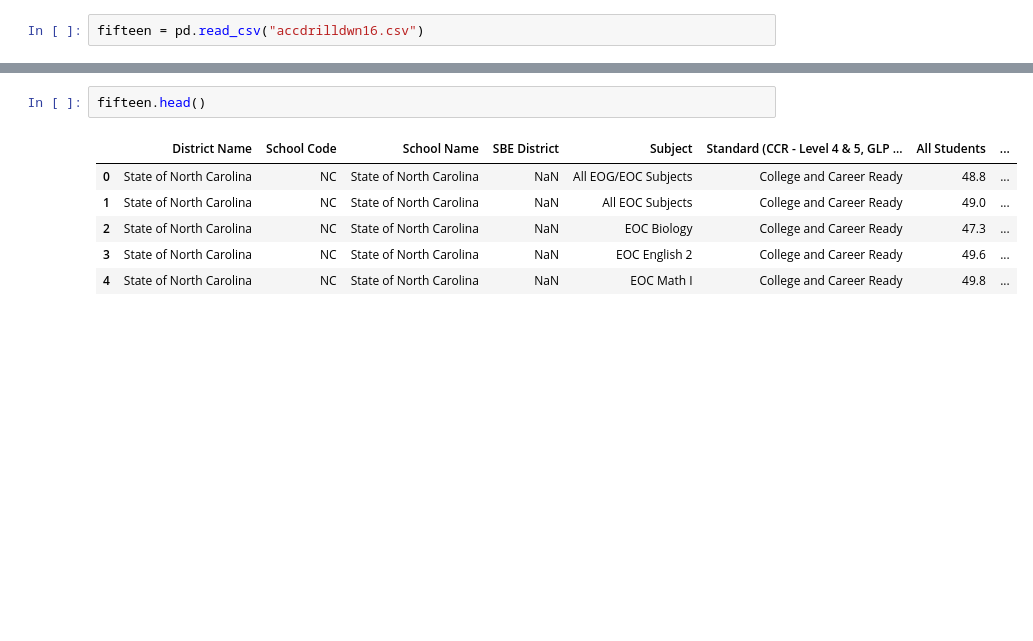
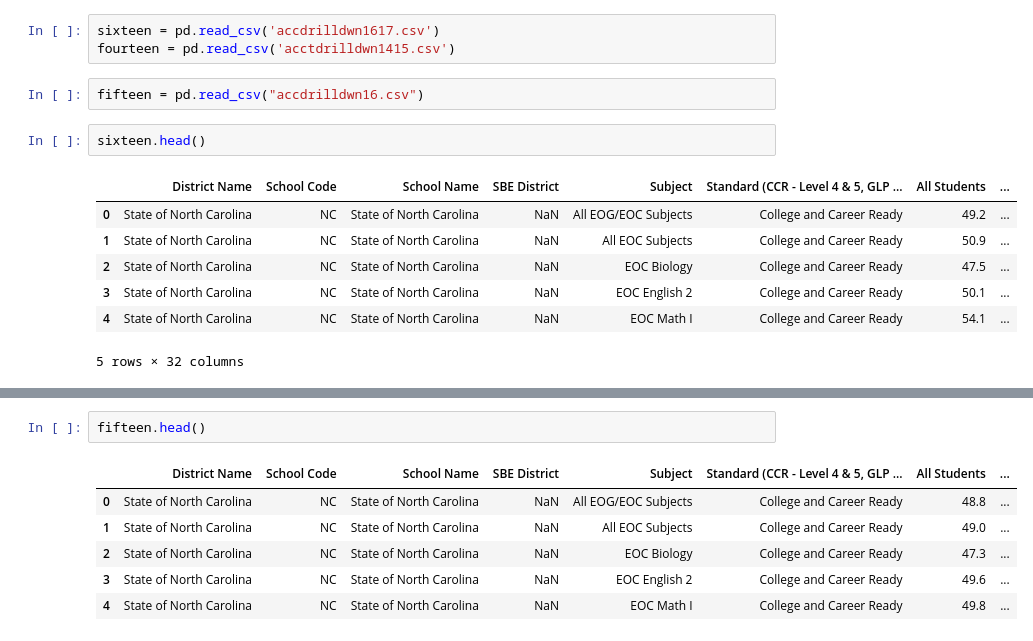
Before and after one commit to abdurrabb/Project-3, a Jupyter notebook: Data Sources/data_cleaning.ipynb, the cells around one changed output, grey strips where cells are left out. Drawn from its saved outputs; the diff is of its cells as text; blank space fills up the shorter version.

```diff
--- a/Data Sources/data_cleaning.ipynb
+++ b/Data Sources/data_cleaning.ipynb
@@ -1,4 +1,17 @@
 # %%
 import pandas as pd
+# %%
+sixteen = pd.read_csv('accdrilldwn1617.csv')
+fourteen = pd.read_csv('acctdrilldwn1415.csv')
 # %%
 fifteen = pd.read_csv("accdrilldwn16.csv")
+# %%
+sixteen.head()
+# %% [output]
+|  | District Name | School Code | School Name | SBE District | Subject | Standard (CCR - Level 4 & 5, GLP ... | All Students | ... |
+| 0 | State of North Carolina | NC | State of North Carolina | NaN | All EOG/EOC Subjects | College and Career Ready | 49.2 | ... |
+| 1 | State of North Carolina | NC | State of North Carolina | NaN | All EOC Subjects | College and Career Ready | 50.9 | ... |
+| 2 | State of North Carolina | NC | State of North Carolina | NaN | EOC Biology | College and Career Ready | 47.5 | ... |
+| 3 | State of North Carolina | NC | State of North Carolina | NaN | EOC English 2 | College and Career Ready | 50.1 | ... |
+| 4 | State of North Carolina | NC | State of North Carolina | NaN | EOC Math I | College and Career Ready | 54.1 | ... |
+5 rows × 32 columns
```
Also changed, not shown: parts of 12 cells of this notebook, 20 other files.
